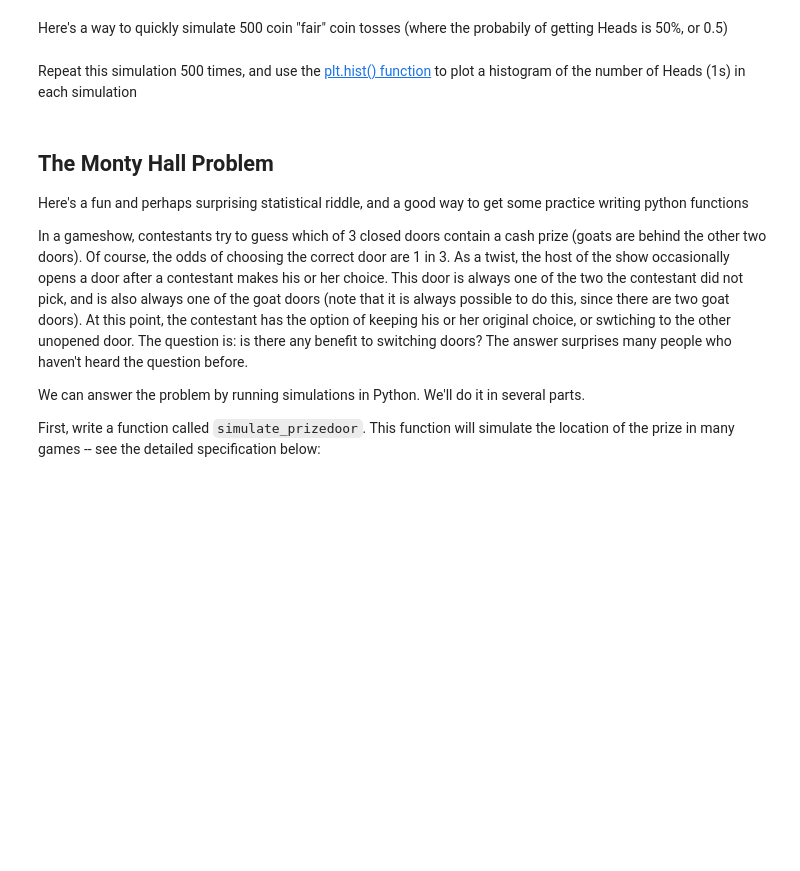
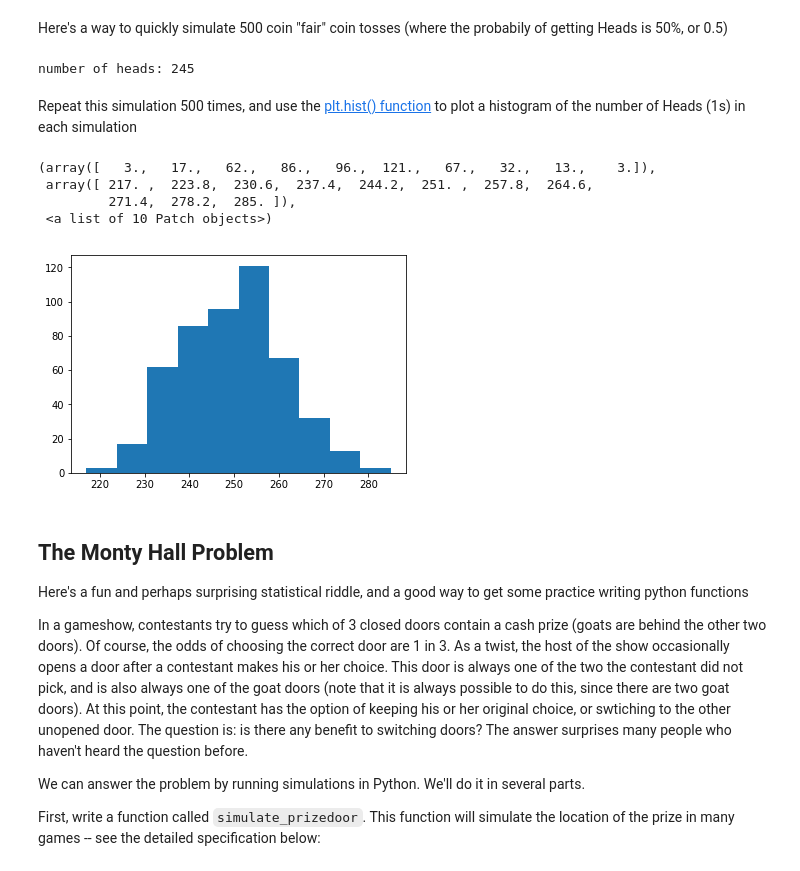
Before and after one commit to dndln/2014, a Jupyter notebook: homework/HW0_working.ipynb, the cells around one changed output. Cells and saved outputs as stored; diff of their text form; code cells hidden in the pictures; blank space fills up the shorter version.

```diff
--- a/homework/HW0_working.ipynb
+++ b/homework/HW0_working.ipynb
@@ -181,6 +175,8 @@ Call the `x.max` function again, but use the `axis` keyword to print the maximum
 Here's a way to quickly simulate 500 coin "fair" coin tosses (where the probabily of getting Heads is 50%, or 0.5)
 # %%
 x = np.random.binomial(500, .5)
-print "number of heads:", x
+print("number of heads:", x)
+# %% [output]
+number of heads: 245
 # %% [markdown]
 Repeat this simulation 500 times, and use the [plt.hist() function](http://matplotlib.org/api/pyplot_api.html#matplotlib.pyplot.hist) to plot a histogram of the number of Heads (1s) in each simulation
@@ -189,3 +183,15 @@ Repeat this simulation 500 times, and use the [plt.hist() function](http://matpl
+# %%
+#your code here
+head_list = []
+for i in range(0, 500):
+    head_list.append(np.random.binomial(500, .5))
+plt.hist(head_list)
+# %% [output]
+(array([   3.,   17.,   62.,   86.,   96.,  121.,   67.,   32.,   13.,    3.]),
+ array([ 217. ,  223.8,  230.6,  237.4,  244.2,  251. ,  257.8,  264.6,
+         271.4,  278.2,  285. ]),
+ <a list of 10 Patch objects>)
+[figure, added]
 # %% [markdown]
 ## The Monty Hall Problem
 
```
Also changed, not shown: parts of 12 cells of this notebook.
